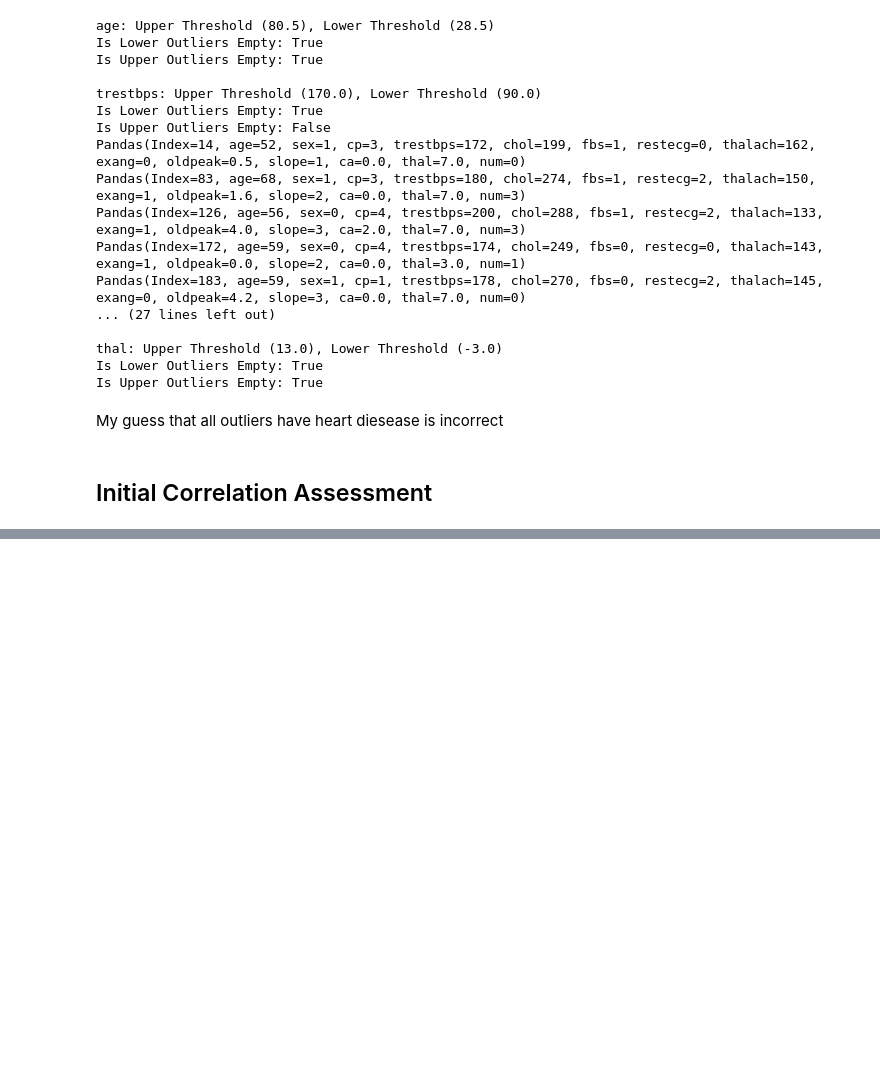
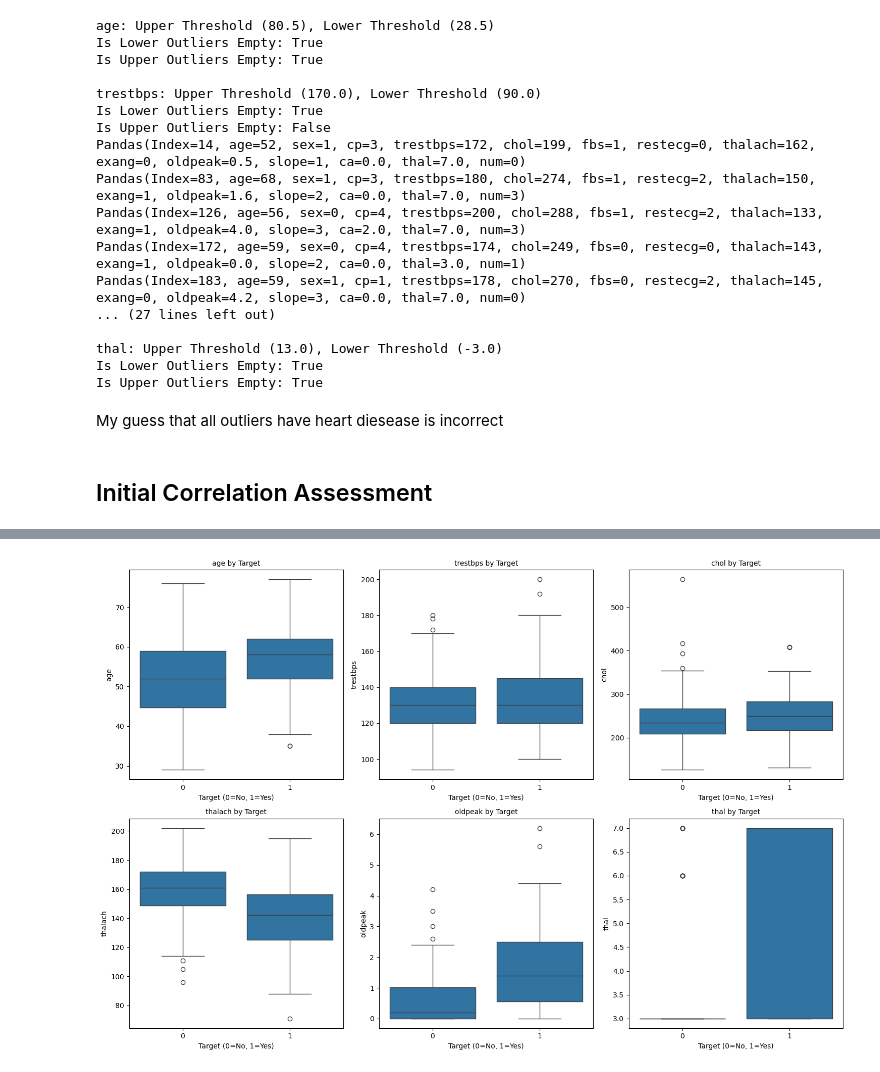
Before and after one commit to luis-jmtz/Heart_Disease_ML_Model_Comparison, a Jupyter notebook: data_cleaning_and_eda.ipynb, the cells around one changed output, grey strips where cells are left out. Drawn from its saved outputs; the diff is of its cells as text; code cells hidden in the pictures; blank space fills up the shorter version.

Commit message:
changed thal to categorical since it only as three possible values. Working on correlation graphs

```diff
--- a/data_cleaning_and_eda.ipynb
+++ b/data_cleaning_and_eda.ipynb
@@ -103,7 +103,7 @@ for col in df_columns:
     print(f"\t{col}: {df[col].min()} - {df[col].max()}")
 
 # store categorical columns
-categorical_columns = ["sex", "cp", "fbs", "restecg", "exang", "slope", "ca"]
+categorical_columns = ["sex", "cp", "fbs", "restecg", "exang", "slope", "ca", "thal"]
 # I added ca because it's integers are inline with how the categorical values are organized
 
 for col in categorical_columns:
@@ -308,0 +269,10 @@ plt.show()
+# %%
+temp_df = df.copy()
+
+# Replace values
+temp_df['num'] = temp_df['num'].replace([2,3,4],1)
+
+temp_df = temp_df.rename(columns={"num":"disease_present"})
+
+
+temp_df.head
@@ -308,0 +297,18 @@ plt.show()
+# %%
+# For numeric features
+fig, axes = plt.subplots(2, 3, figsize=(15, 10))
+axes = axes.flatten()
+
+for i, col in enumerate(continuous_columns):
+    sns.boxplot(x=temp_df['disease_present'], y=temp_df[col], ax=axes[i])
+    axes[i].set_title(f'{col} by Target', fontsize=10)
+    axes[i].set_xlabel('Target (0=No, 1=Yes)')
+
+# Hide unused subplots
+for j in range(i+1, len(axes)):
+    axes[j].set_visible(False)
+
+plt.tight_layout()
+plt.show()
+# %% [output]
+[figure, added]
```
Also changed, not shown: parts of 7 cells of this notebook.
